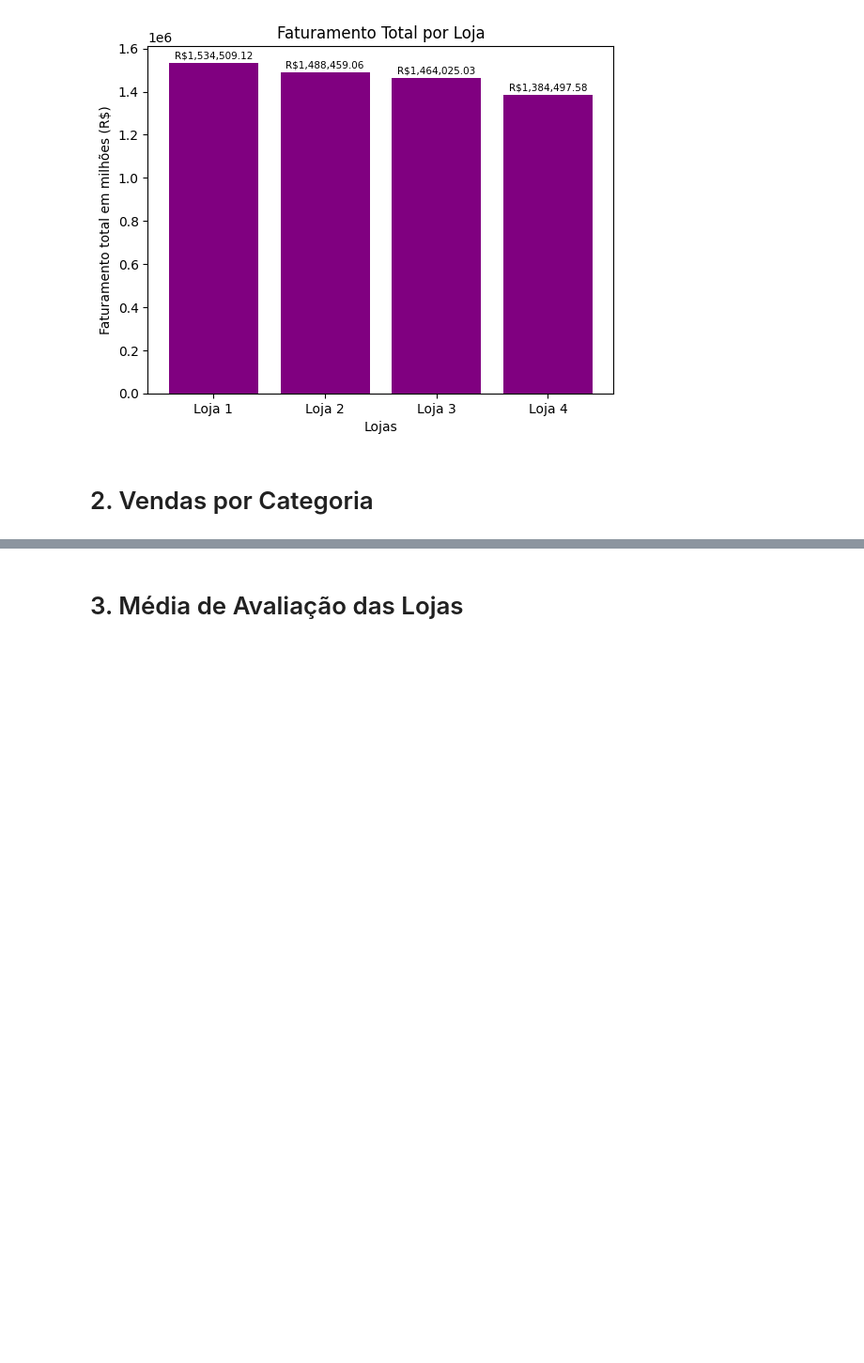
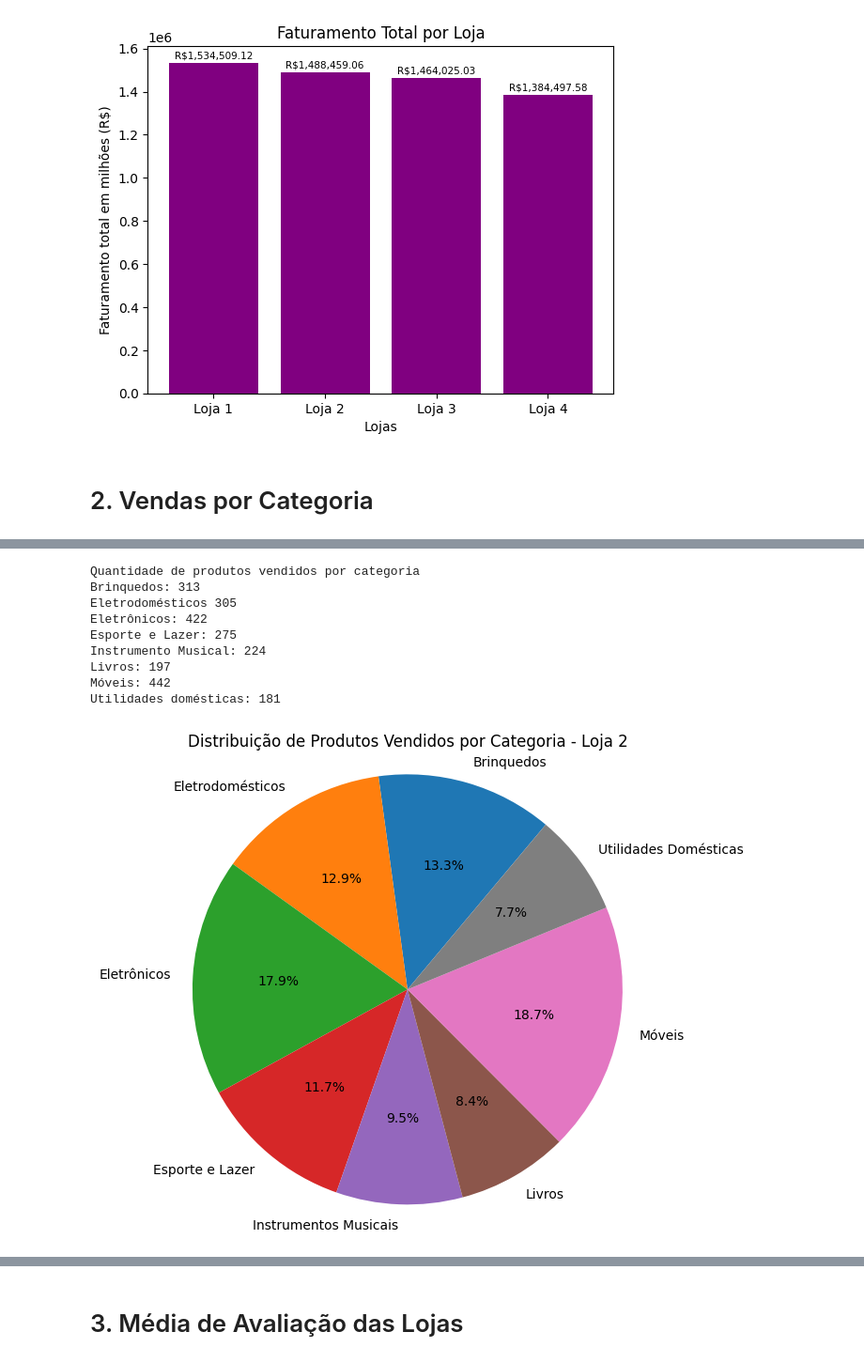
Before and after one commit to amandars22/Challenge1AluraStoreBR, a Jupyter notebook: Challenge1AluraStoreBr.ipynb, the cells around one changed output, grey strips where cells are left out. Shown: that part at 94% size. Saved outputs shown, nothing was run; the diff lists cells and outputs as text; code cells hidden in the pictures; blank space fills up the shorter version.

```diff
--- a/Challenge1AluraStoreBr.ipynb
+++ b/Challenge1AluraStoreBr.ipynb
@@ -82,0 +159,76 @@ for i, valor in enumerate(faturamentos):
+# %%
+# Vendas por categoria LOJA 2
+
+categorias2 = loja2['Categoria do Produto'].tolist()
+
+lista_categorias2 = set(categorias2)
+
+# Iniciando contadores
+brinquedos2 = 0
+eletrodomesticos2 = 0
+eletronicos2 = 0
+esporte_e_lazer2 = 0
+instrumentos_musicais2 = 0
+livros2 = 0
+moveis2 = 0
+utilidades_domesticas2 = 0
+
+# Contagem por categoria
+
+for artigo2 in categorias2:
+  if artigo2 == 'brinquedos':
+    brinquedos2 +=1
+  elif artigo2 == 'eletrodomesticos':
+    eletrodomesticos2 +=1
+  elif artigo2 == 'eletronicos':
+    eletronicos2 +=1
+  elif artigo2 == 'esporte e lazer':
+    esporte_e_lazer2 +=1
+  elif artigo2 == 'instrumentos musicais':
+    instrumentos_musicais2 +=1
+  elif artigo2 == 'livros':
+    livros2 += 1
+  elif artigo2 == 'moveis':
+    moveis2 +=1
+  else:
+    utilidades_domesticas2 +=1
+
+print('Quantidade de produtos vendidos por categoria')
+print(f'Brinquedos: {brinquedos2}')
+print(f'Eletrodomésticos {eletrodomesticos2}')
+print(f'Eletrônicos: {eletronicos2}')
+print(f'Esporte e Lazer: {esporte_e_lazer2}')
+print(f'Instrumento Musical: {instrumentos_musicais2}')
+print(f'Livros: {livros2}')
+print(f'Móveis: {moveis2}')
+print(f'Utilidades domésticas: {utilidades_domesticas2}')
+
+
+
+
+# Recurso visual gráfico
+labels2 = [
+    'Brinquedos', 'Eletrodomésticos', 'Eletrônicos', 'Esporte e Lazer',
+    'Instrumentos Musicais', 'Livros', 'Móveis', 'Utilidades Domésticas'
+]
+valores2 = [
+    brinquedos2, eletrodomesticos2, eletronicos2, esporte_e_lazer2,
+    instrumentos_musicais2, livros2, moveis2, utilidades_domesticas2
+]
+
+plt.figure(figsize=(6.5,6.5))
+plt.pie(valores2, labels=labels2, autopct='%1.1f%%', startangle=50)
+plt.title('Distribuição de Produtos Vendidos por Categoria - Loja 2')
+plt.axis('equal')
+plt.show()
+# %% [output]
+Quantidade de produtos vendidos por categoria
+Brinquedos: 313
+Eletrodomésticos 305
+Eletrônicos: 422
+Esporte e Lazer: 275
+Instrumento Musical: 224
+Livros: 197
+Móveis: 442
+Utilidades domésticas: 181
+[figure, added]
```
Also changed, not shown: parts of 19 cells of this notebook.
